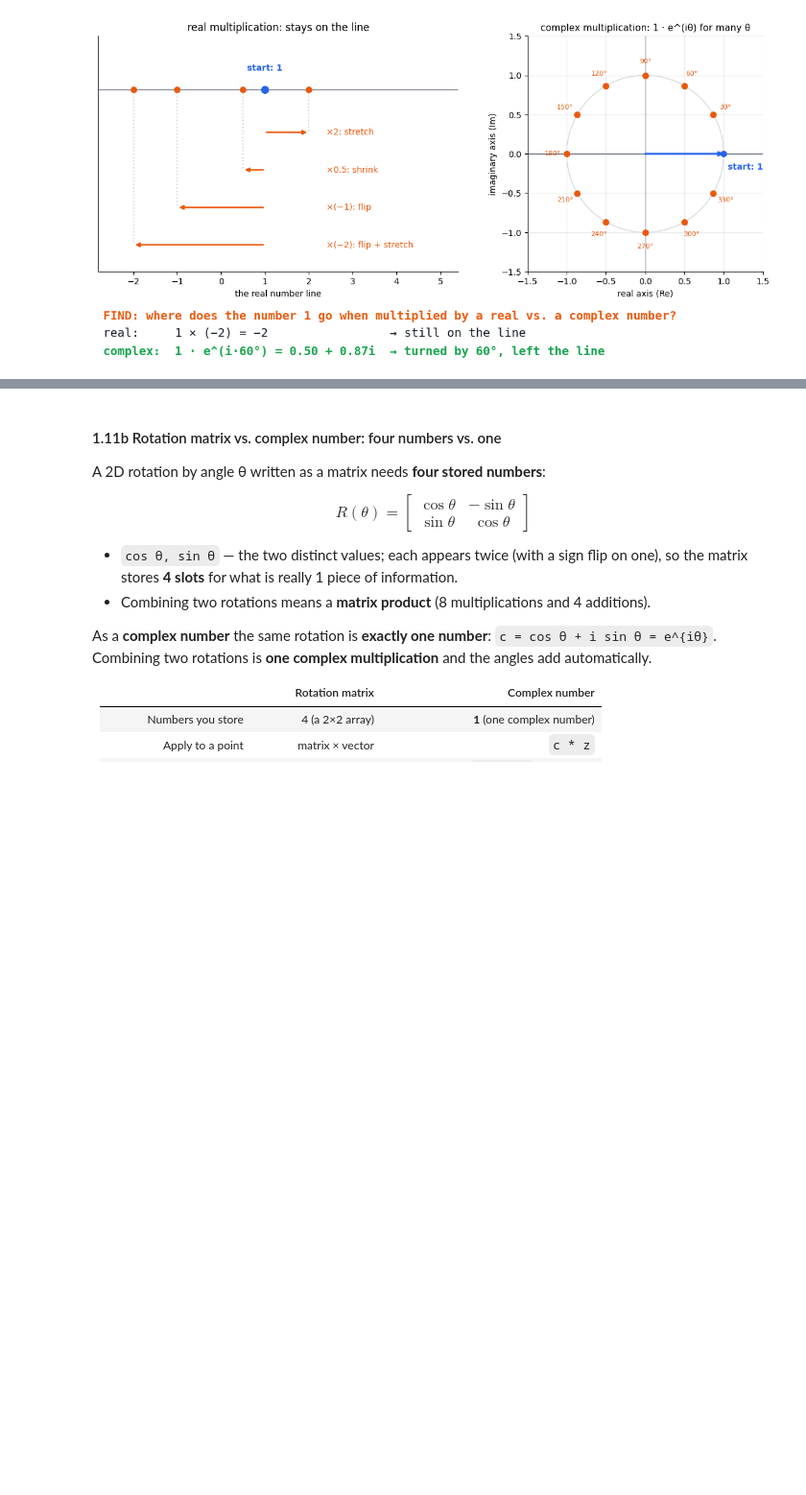
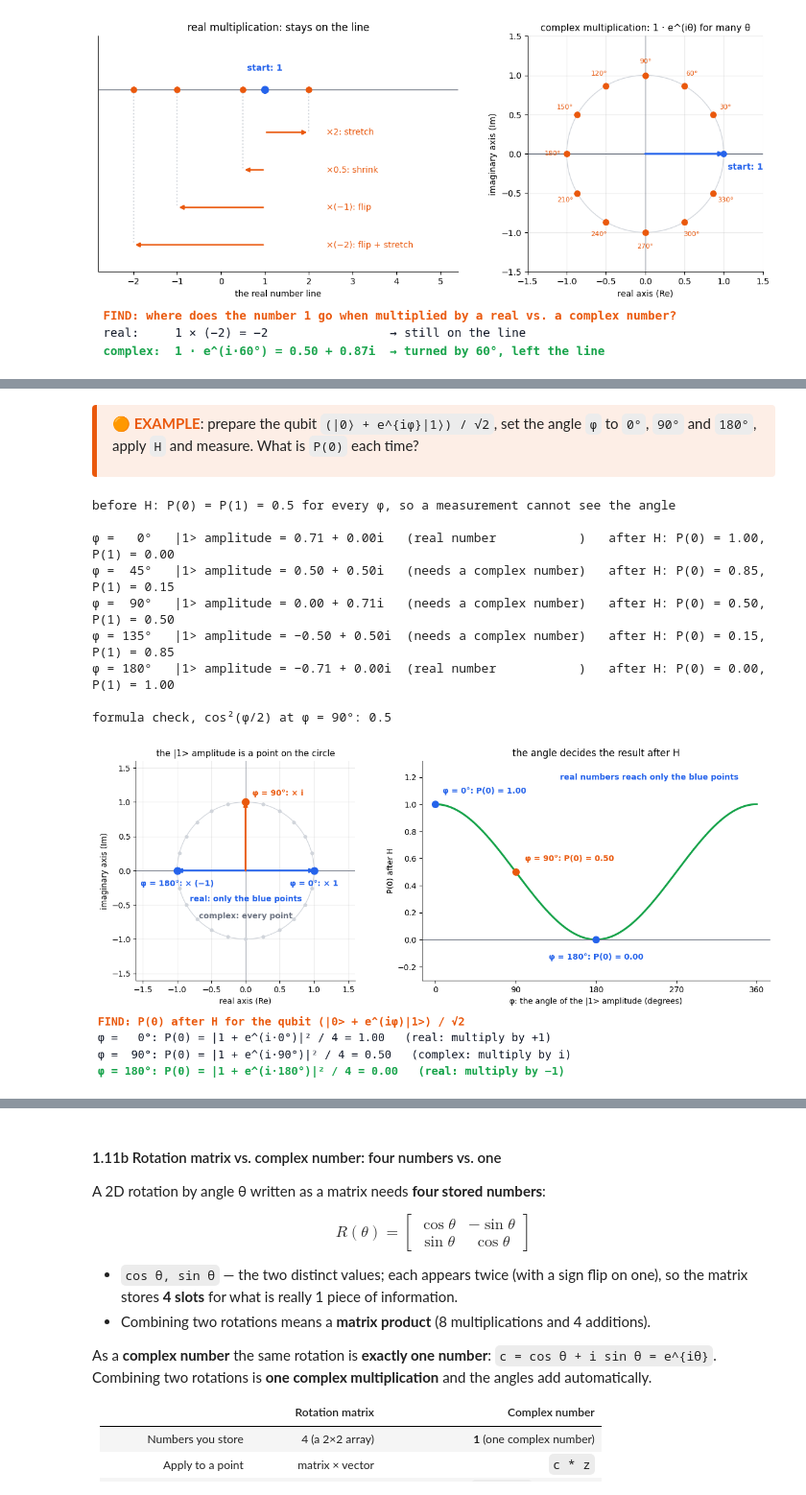
Before and after one commit to imaxfp/qml, a Jupyter notebook: notebooks/math/1_complex_numbers.ipynb, the cells around one changed output, grey strips where cells are left out. Shown at 96% size. Cells and saved outputs as stored; diff of their text form; code cells hidden in the pictures; blank space fills up the shorter version.

```diff
--- a/notebooks/math/1_complex_numbers.ipynb
+++ b/notebooks/math/1_complex_numbers.ipynb
@@ -1178,0 +841,77 @@ plt.show()
+# %% [markdown]
+<div style="border-left: 5px solid #ea580c; background: rgba(234, 88, 12, 0.10); padding: 8px 16px; border-radius: 4px;">
+
+<b style="color:#ea580c">🟠 EXAMPLE</b>: prepare the qubit `(|0⟩ + e^{iφ}|1⟩) / √2`, set the angle `φ` to `0°`, `90°` and `180°`, apply `H` and measure. What is `P(0)` each time?
+
+</div>
+# %%
+H = np.array([[1, 1], [1, -1]]) / np.sqrt(2)               # Hadamard gate: mixes the two amplitudes
+
+
+def qubit_after_h(phi):
+    """State (|0> + e^(i phi)|1>) / sqrt(2), then one Hadamard gate. Returns the |1> amplitude before H and (P(0), P(1)) after H."""
+    state = np.array([1, np.exp(1j * phi)]) / np.sqrt(2)
+    return state[1], np.abs(H @ state) ** 2
+
+
+print("before H: P(0) = P(1) = 0.5 for every φ, so a measurement cannot see the angle\n")
+for deg in (0, 45, 90, 135, 180):
+    amp1, p = qubit_after_h(np.radians(deg))
+    kind = "real number" if deg in (0, 180) else "needs a complex number"
+    print(f"φ = {deg:>3}°   |1> amplitude = {cstr(amp1, 2):<14} ({kind:<22})   after H: P(0) = {p[0]:.2f}, P(1) = {p[1]:.2f}")
+print("\nformula check, cos²(φ/2) at φ = 90°:", round(np.cos(np.radians(90) / 2) ** 2, 4))
+
+fig, axs = plt.subplots(1, 2, figsize=(12, 4.8), gridspec_kw={"width_ratios": [1, 1.3]})
+
+# left: the |1> amplitude (times √2) is a point on the circle; real numbers reach only two points
+ax = new_plane(lim=1.6, title="the |1> amplitude is a point on the circle", ax=axs[0], unit_circle=True)
+for ang in range(0, 360, 15):
+    q = np.exp(1j * np.radians(ang))
+    ax.scatter([q.real], [q.imag], color="#d1d5db", s=14, zorder=2)
+for ang, col, lab, (dx, dy, ha) in [(0, BLUE, "φ = 0°: × 1", (0, -0.22, "center")),
+                                    (180, BLUE, "φ = 180°: × (−1)", (0, -0.22, "center")),
+                                    (90, ORANGE, "φ = 90°: × i", (0.1, 0.1, "left"))]:
+    q = np.exp(1j * np.radians(ang))
+    draw_arrow(ax, q, col, lw=2.2)
+    ax.scatter([q.real], [q.imag], color=col, s=80, zorder=4)
+    ax.text(q.real + dx, q.imag + dy, lab, color=col, ha=ha, fontweight="bold")
+ax.text(0, -0.45, "real: only the blue points", color=BLUE, ha="center", fontweight="bold")
+ax.text(0, -0.7, "complex: every point", color=GRAY, ha="center", fontweight="bold")
+
+# right: the angle decides the result after H
+ax = axs[1]
+phi_deg = np.linspace(0, 360, 361)
+ax.plot(phi_deg, np.cos(np.radians(phi_deg) / 2) ** 2, color=GREEN, lw=2.4)
+for deg, col, lab, (dx, dy, ha, va) in [(0, BLUE, "φ = 0°: P(0) = 1.00", (8, 0.1, "left", "center")),
+                                        (90, ORANGE, "φ = 90°: P(0) = 0.50", (10, 0.1, "left", "center")),
+                                        (180, BLUE, "φ = 180°: P(0) = 0.00", (0, -0.1, "center", "top"))]:
+    y = np.cos(np.radians(deg) / 2) ** 2
+    ax.scatter([deg], [y], color=col, s=70, zorder=4)
+    ax.text(deg + dx, y + dy, lab, color=col, ha=ha, va=va, fontweight="bold")
+ax.text(140, 1.2, "real numbers reach only the blue points", color=BLUE, va="center", fontweight="bold")
+ax.axhline(0, color=GRAY, lw=0.8)
+ax.set_xlim(-15, 375)
+ax.set_ylim(-0.3, 1.32)
+ax.set_xticks([0, 90, 180, 270, 360])
+ax.set_xlabel("φ: the angle of the |1> amplitude (degrees)")
+ax.set_ylabel("P(0) after H")
+ax.set_title("the angle decides the result after H")
+
+rows = []
+for deg, note in [(0, "real: multiply by +1"), (90, "complex: multiply by i"), (180, "real: multiply by −1")]:
+    p0 = abs(1 + np.exp(1j * np.radians(deg))) ** 2 / 4
+    rows.append(f"φ = {deg:>3}°: P(0) = |1 + e^(i·{deg}°)|² / 4 = {p0:.2f}   ({note})")
+show_steps("FIND: P(0) after H for the qubit (|0> + e^(iφ)|1>) / √2", rows)
+
+plt.show()
+# %% [output]
+before H: P(0) = P(1) = 0.5 for every φ, so a measurement cannot see the angle
+
+φ =   0°   |1> amplitude = 0.71 + 0.00i   (real number           )   after H: P(0) = 1.00, P(1) = 0.00
+φ =  45°   |1> amplitude = 0.50 + 0.50i   (needs a complex number)   after H: P(0) = 0.85, P(1) = 0.15
+φ =  90°   |1> amplitude = 0.00 + 0.71i   (needs a complex number)   after H: P(0) = 0.50, P(1) = 0.50
+φ = 135°   |1> amplitude = −0.50 + 0.50i  (needs a complex number)   after H: P(0) = 0.15, P(1) = 0.85
+φ = 180°   |1> amplitude = −0.71 + 0.00i  (real number           )   after H: P(0) = 0.00, P(1) = 1.00
+
+formula check, cos²(φ/2) at φ = 90°: 0.5
+[figure, added]
```
Also changed, not shown: parts of 36 cells of this notebook, 5 other files.
